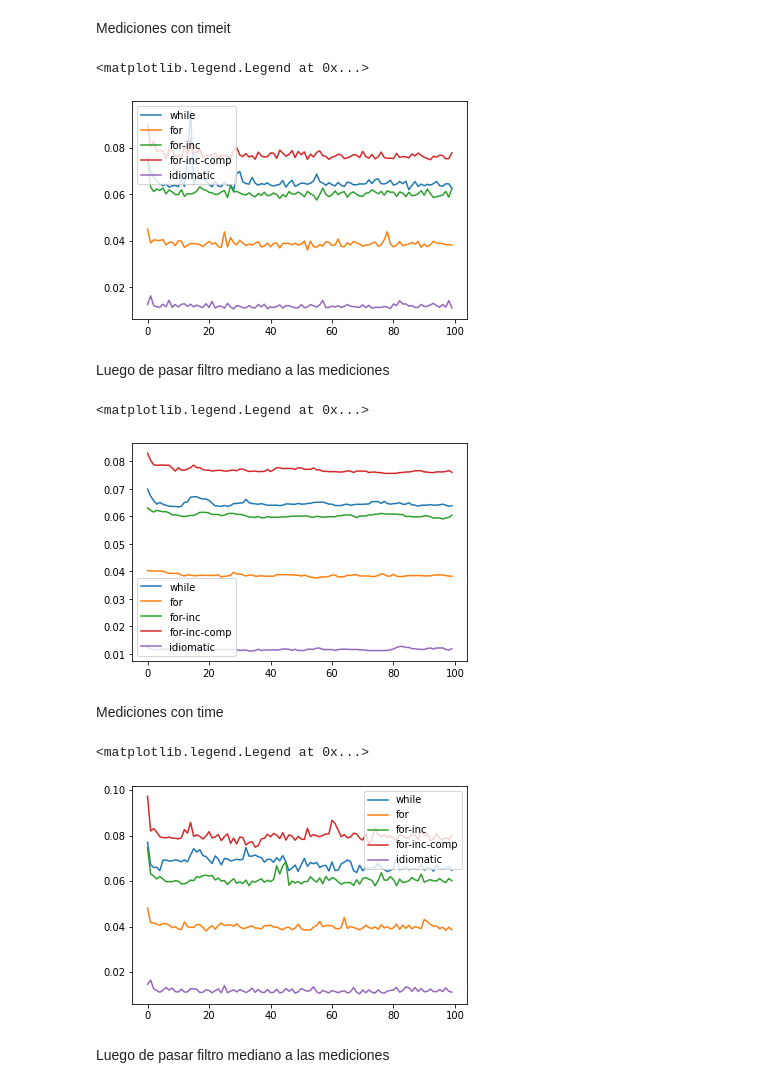
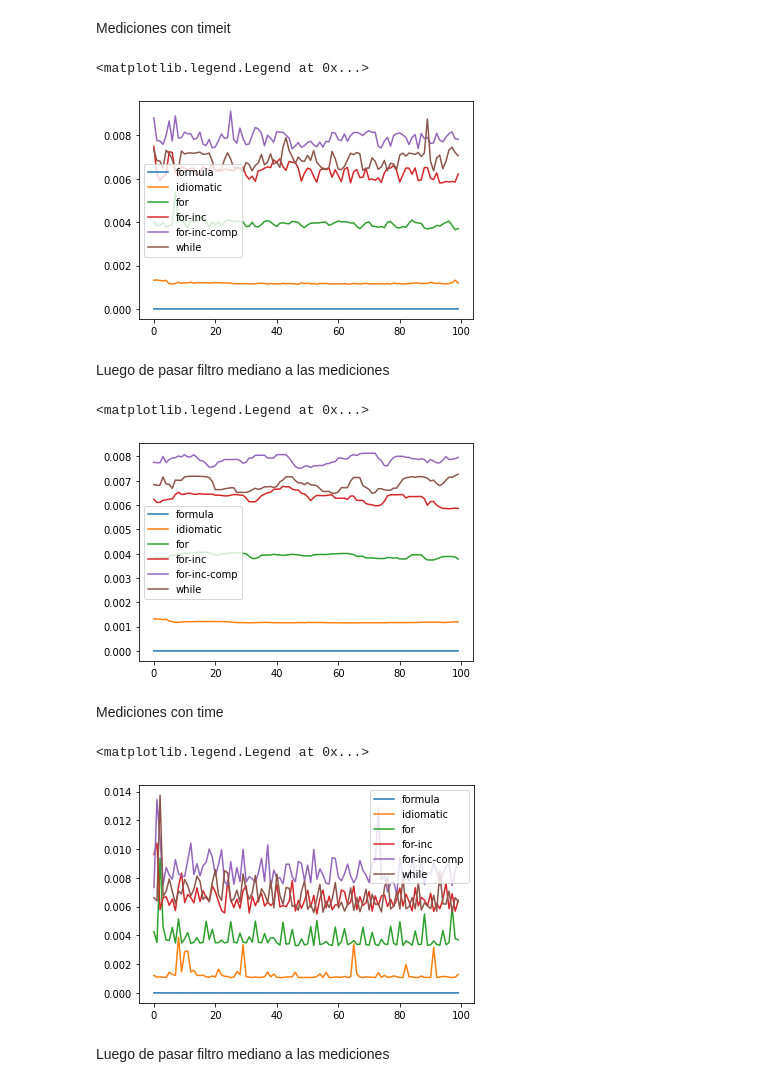
Before and after one commit to stefano-andre/sobre-python, a Jupyter notebook: python-timing.ipynb, the cells around one changed output. Cells and saved outputs as stored; diff of their text form; code cells hidden in the pictures.

```diff
--- a/python-timing.ipynb
+++ b/python-timing.ipynb
@@ -405,14 +500,15 @@ t5 = medir_timeit(sumar_enteros_idiomatic,100)
 # %%
-x = range(len(t1))
-plt.plot(x,t1, label='while')
-plt.plot(x,t2, label='for')
-plt.plot(x,t3, label='for-inc')
-plt.plot(x,t4, label='for-inc-comp')
-plt.plot(x,t5, label='idiomatic')
+x = list(range(repeat))
+plt.plot(x, t0, label='formula')
+plt.plot(x, t1, label='idiomatic')
+plt.plot(x, t2, label='for')
+plt.plot(x, t3, label='for-inc')
+plt.plot(x, t4, label='for-inc-comp')
+plt.plot(x, t5, label='while')
 # para mostrar la leyenda
 plt.legend()
 # %% [output]
 <matplotlib.legend.Legend at 0x...>
-[figure, old version]
+[figure, new version]
 # %% [markdown]
 Luego de pasar filtro mediano a las mediciones
@@ -429,13 +527,14 @@ t5c = filtro_mediana(t5, 7)
 # %%
-plt.plot(x,t1c, label='while')
-plt.plot(x,t2c, label='for')
-plt.plot(x,t3c, label='for-inc')
-plt.plot(x,t4c, label='for-inc-comp')
-plt.plot(x,t5c, label='idiomatic')
+plt.plot(x, t0sr, label='formula')
+plt.plot(x, t1sr, label='idiomatic')
+plt.plot(x, t2sr, label='for')
+plt.plot(x, t3sr, label='for-inc')
+plt.plot(x, t4sr, label='for-inc-comp')
+plt.plot(x, t5sr, label='while')
 # para mostrar la leyenda
 plt.legend()
 # %% [output]
 <matplotlib.legend.Legend at 0x...>
-[figure, old version]
+[figure, new version]
 # %% [markdown]
 Mediciones con time
@@ -444,3 +541,7 @@ r1 = medir_time(sumar_enteros_while,100)
+# %%
+r0 = medir_time(sumar_enteros_formula,100)
+# %%
+r1 = medir_time(sumar_enteros_idiomatic,100)
 # %%
 r2 = medir_time(sumar_enteros_for,100)
 # %%
@@ -452,13 +551,16 @@ r5 = medir_time(sumar_enteros_idiomatic,100)
+# %%
+r5 = medir_time(sumar_enteros_while,100)
 # %%
-plt.plot(x,r1, label='while')
-plt.plot(x,r2, label='for')
-plt.plot(x,r3, label='for-inc')
-plt.plot(x,r4, label='for-inc-comp')
-plt.plot(x,r5, label='idiomatic')
+plt.plot(x, r0, label='formula')
+plt.plot(x, r1, label='idiomatic')
+plt.plot(x, r2, label='for')
+plt.plot(x, r3, label='for-inc')
+plt.plot(x, r4, label='for-inc-comp')
+plt.plot(x, r5, label='while')
 # para mostrar la leyenda
 plt.legend()
 # %% [output]
 <matplotlib.legend.Legend at 0x...>
-[figure, old version]
+[figure, new version]
 # %% [markdown]
 Luego de pasar filtro mediano a las mediciones
```
Also changed, not shown: parts of 93 cells of this notebook.
